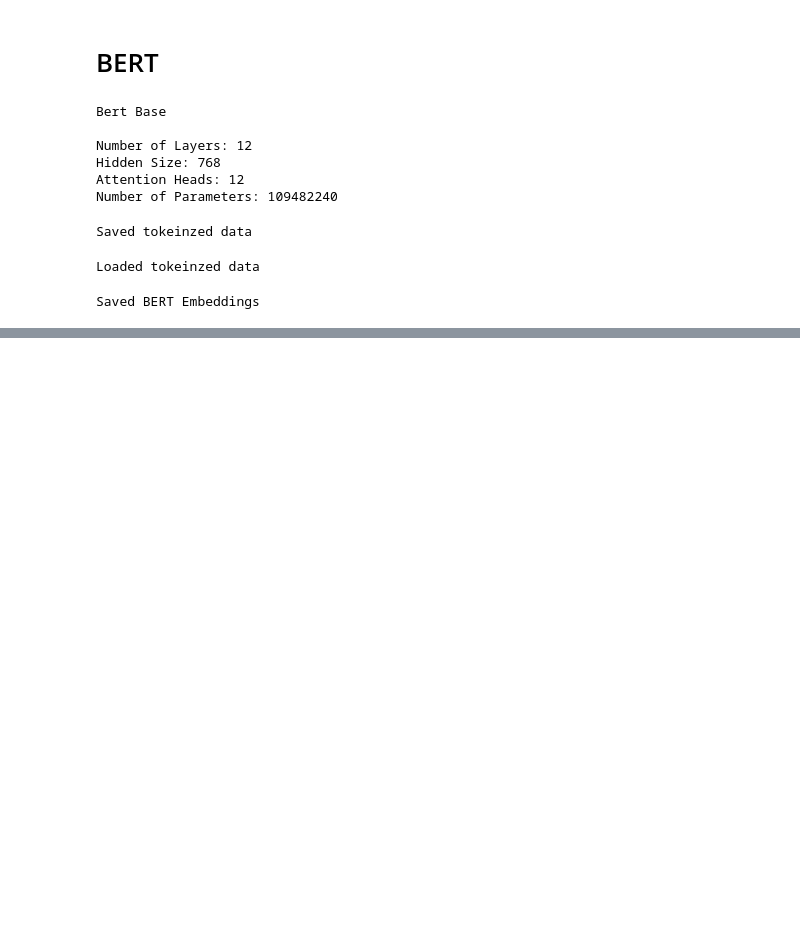
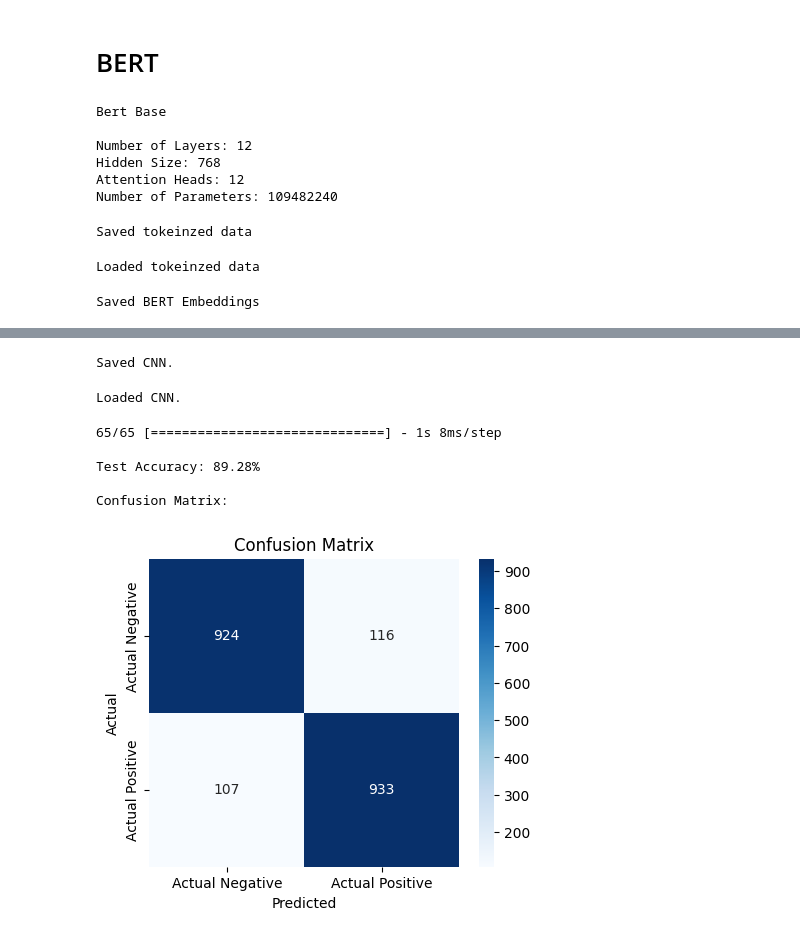
Before and after one commit to Shaz-5/fake-news-classification, a Jupyter notebook: Training/fake_news_classification.ipynb, the cells around one changed output, grey strips where cells are left out. Saved outputs shown, nothing was run; the diff lists cells and outputs as text; code cells hidden in the pictures; blank space fills up the shorter version.

```diff
--- a/Implementation/FakeBERT.ipynb
+++ b/Training/fake_news_classification.ipynb
@@ -808,0 +840,15 @@ plot_classification_results(accuracy_values, 'Classification results with BERT')
+# %%
+X_train = X_train.astype(str)
+X_test = X_test.astype(str)
+
+# Tokenization
+tokenizer = Tokenizer()
+tokenizer.fit_on_texts(X_train)
+
+X_train_seq = tokenizer.texts_to_sequences(X_train)
+X_test_seq = tokenizer.texts_to_sequences(X_test)
+
+# Padding
+max_len = 1000
+X_train_pad = pad_sequences(X_train_seq, maxlen=max_len, padding='post')
+X_test_pad = pad_sequences(X_test_seq, maxlen=max_len, padding='post')
@@ -808,0 +974,33 @@ plot_classification_results(accuracy_values, 'Classification results with BERT')
+# %%
+model.save('../Models/cnn_glove.keras')
+print('Saved CNN.')
+# %% [output]
+Saved CNN.
+# %%
+model = load_model('../Models/cnn_glove.keras')
+print('Loaded CNN.')
+# %% [output]
+Loaded CNN.
+# %%
+# Evaluate on the test set
+predictions = model.predict(X_test_pad)
+y_pred = np.argmax(predictions, axis=1)
+accuracy = accuracy_score(y_test_encoded, y_pred)
+
+print(f"\nTest Accuracy: {accuracy * 100:.2f}%")
+conf_matrix = confusion_matrix(y_test_encoded, y_pred)
+print("\nConfusion Matrix:\n")
+labels = ['Actual Negative', 'Actual Positive']
+plt.figure(figsize=(5, 4))
+sns.heatmap(conf_matrix, annot=True, fmt='d', cmap='Blues', xticklabels=labels, yticklabels=labels)
+plt.xlabel('Predicted')
+plt.ylabel('Actual')
+plt.title('Confusion Matrix')
+plt.show()
+# %% [output]
+65/65 [==============================] - 1s 8ms/step
+
+Test Accuracy: 89.28%
+
+Confusion Matrix:
+[figure, added]
```
Also changed, not shown: parts of 42 cells of this notebook.
